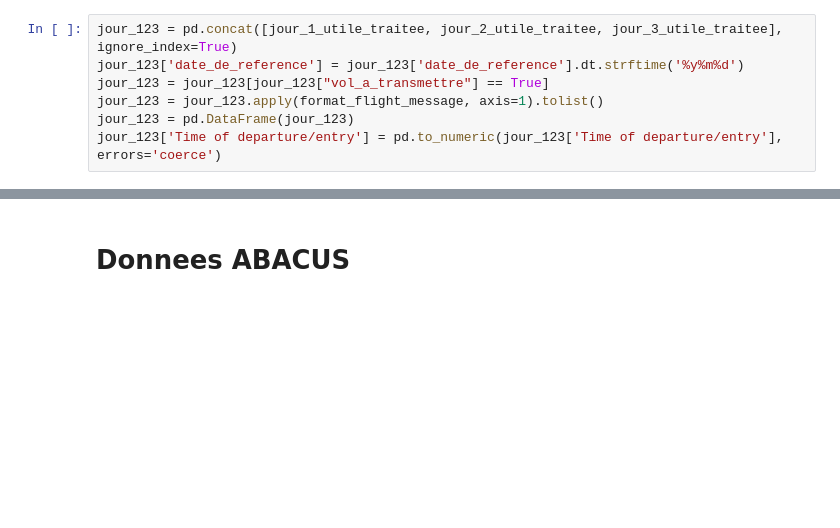
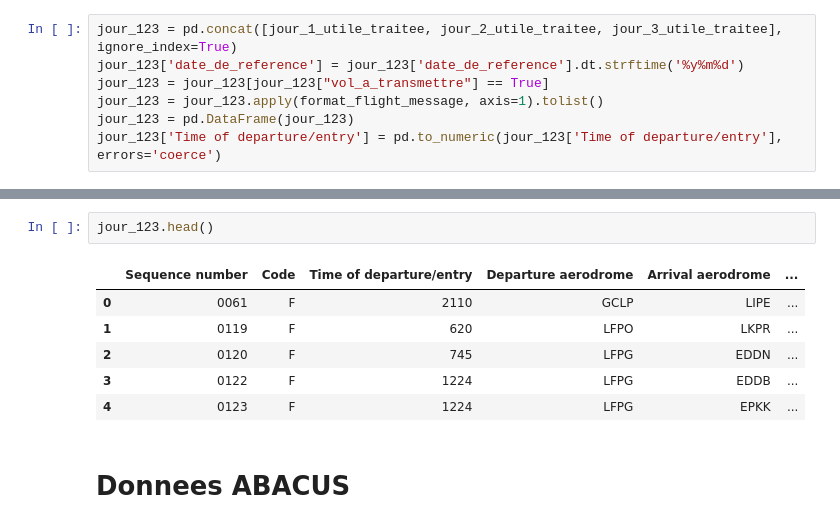
Before and after one commit to ittaldias/redevance, a Jupyter notebook: notebook/test_comparaison.ipynb, the cells around one changed output, grey strips where cells are left out. Drawn from its saved outputs; the diff is of its cells as text; blank space fills up the shorter version.

```diff
--- a/notebook/test_comparaison.ipynb
+++ b/notebook/test_comparaison.ipynb
@@ -1090,3 +1095,12 @@ jour_123['Time of departure/entry'] = pd.to_numeric(jour_123['Time of departure/
+# %%
+jour_123.head()
+# %% [output]
+|  | Sequence number | Code | Time of departure/entry | Departure aerodrome | Arrival aerodrome | ... |
+| 0 | 0061 | F | 2110 | GCLP | LIPE | ... |
+| 1 | 0119 | F | 620 | LFPO | LKPR | ... |
+| 2 | 0120 | F | 745 | LFPG | EDDN | ... |
+| 3 | 0122 | F | 1224 | LFPG | EDDB | ... |
+| 4 | 0123 | F | 1224 | LFPG | EPKK | ... |
 # %% [markdown]
 # Donnees ABACUS
 # %%
```
Also changed, not shown: parts of 4 cells of this notebook.
